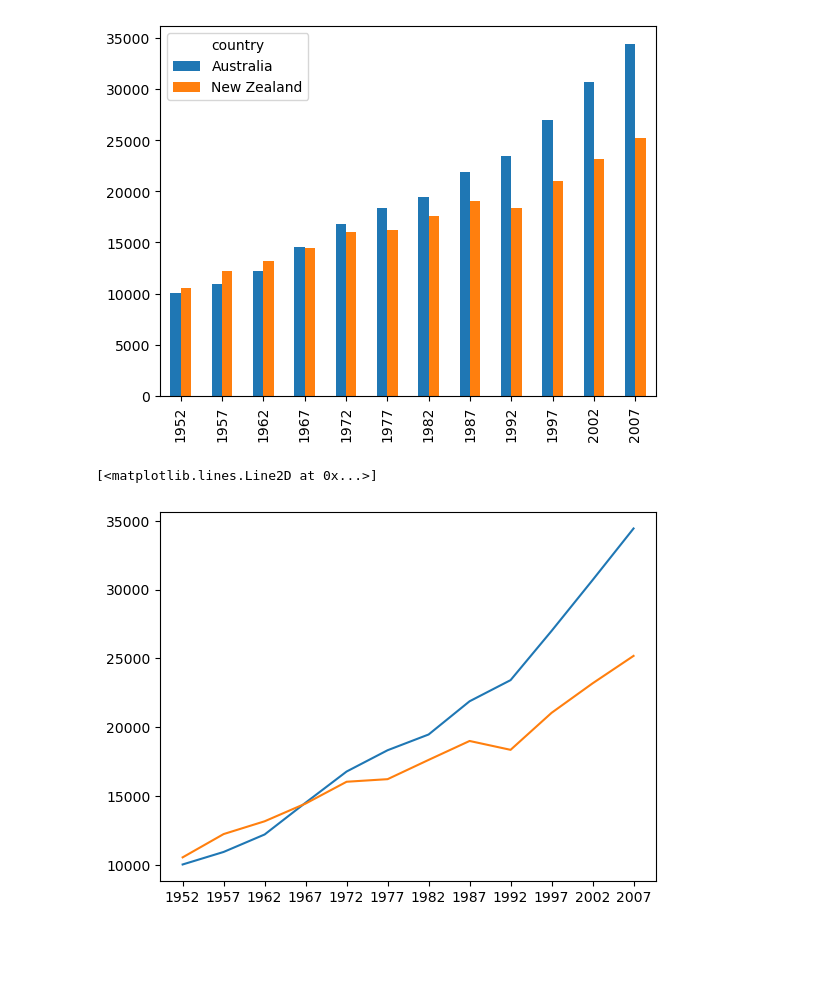
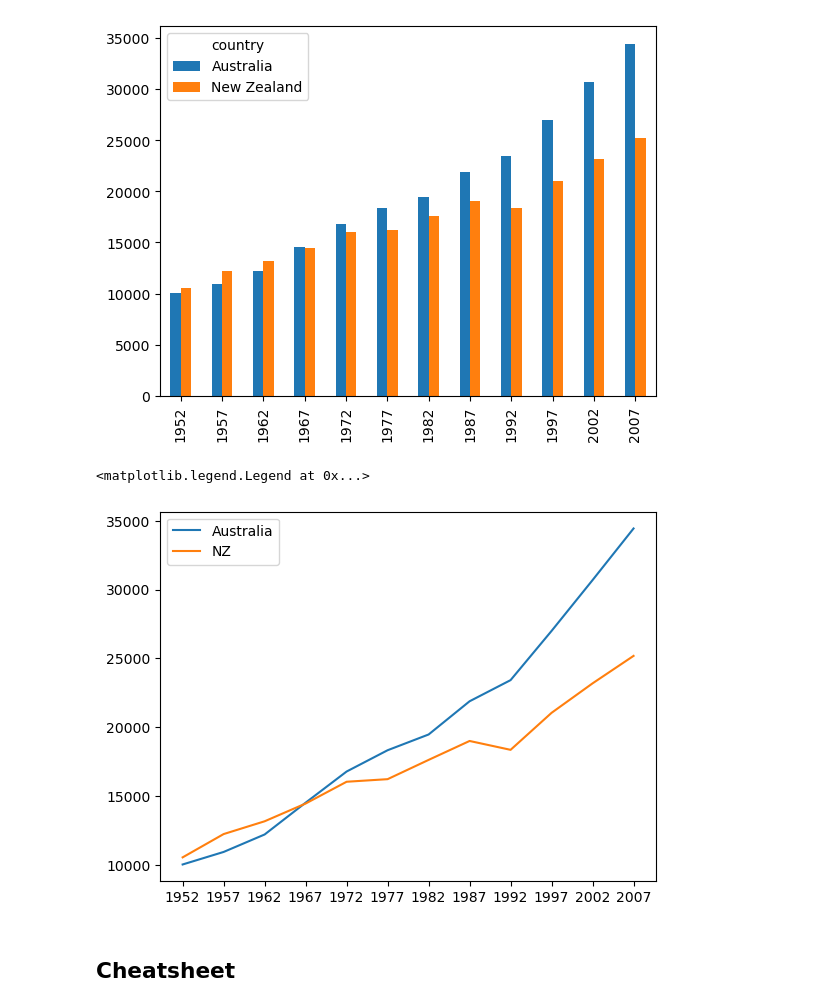
Before and after one commit to ubvu/2023-11-14-python, a Jupyter notebook: notebooks/plotting.ipynb, the cells around one changed output. Drawn from its saved outputs; the diff is of its cells as text; code cells hidden in the pictures; blank space fills up the shorter version.

```diff
--- a/notebooks/plotting.ipynb
+++ b/notebooks/plotting.ipynb
@@ -77,8 +77,11 @@ data.T.plot(kind='bar')
 gdp_australia = data.loc['Australia']
 gdp_nz = data.loc['New Zealand']
 # %%
-plt.plot(years, gdp_australia)
-plt.plot(years, gdp_nz)
+plt.plot(years, gdp_australia, label='Australia')
+plt.plot(years, gdp_nz, label='NZ')
+plt.legend(loc='upper left')
 # %% [output]
-[<matplotlib.lines.Line2D at 0x...>]
+<matplotlib.legend.Legend at 0x...>
-[figure, old version]
+[figure, new version]
+# %% [markdown]
+## Cheatsheet
```
